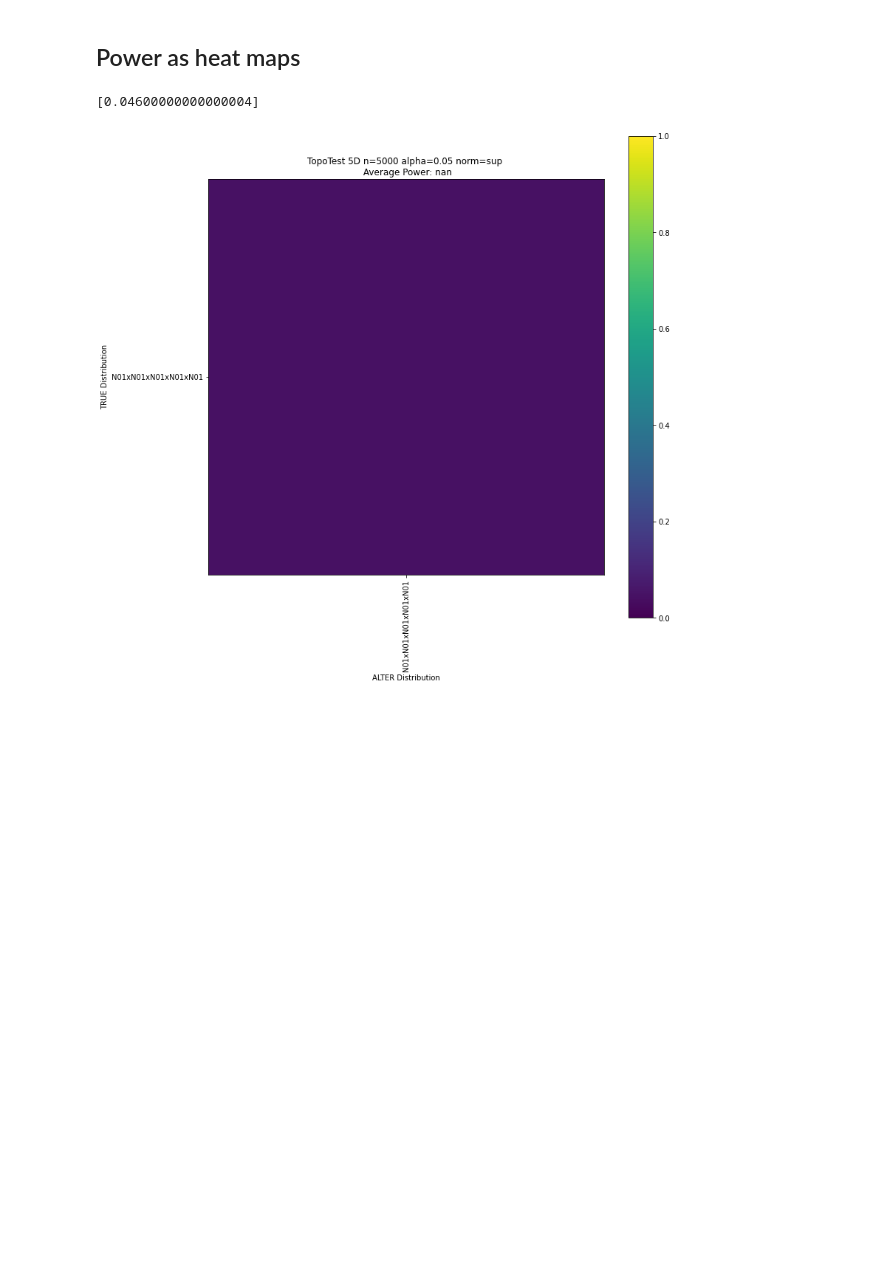
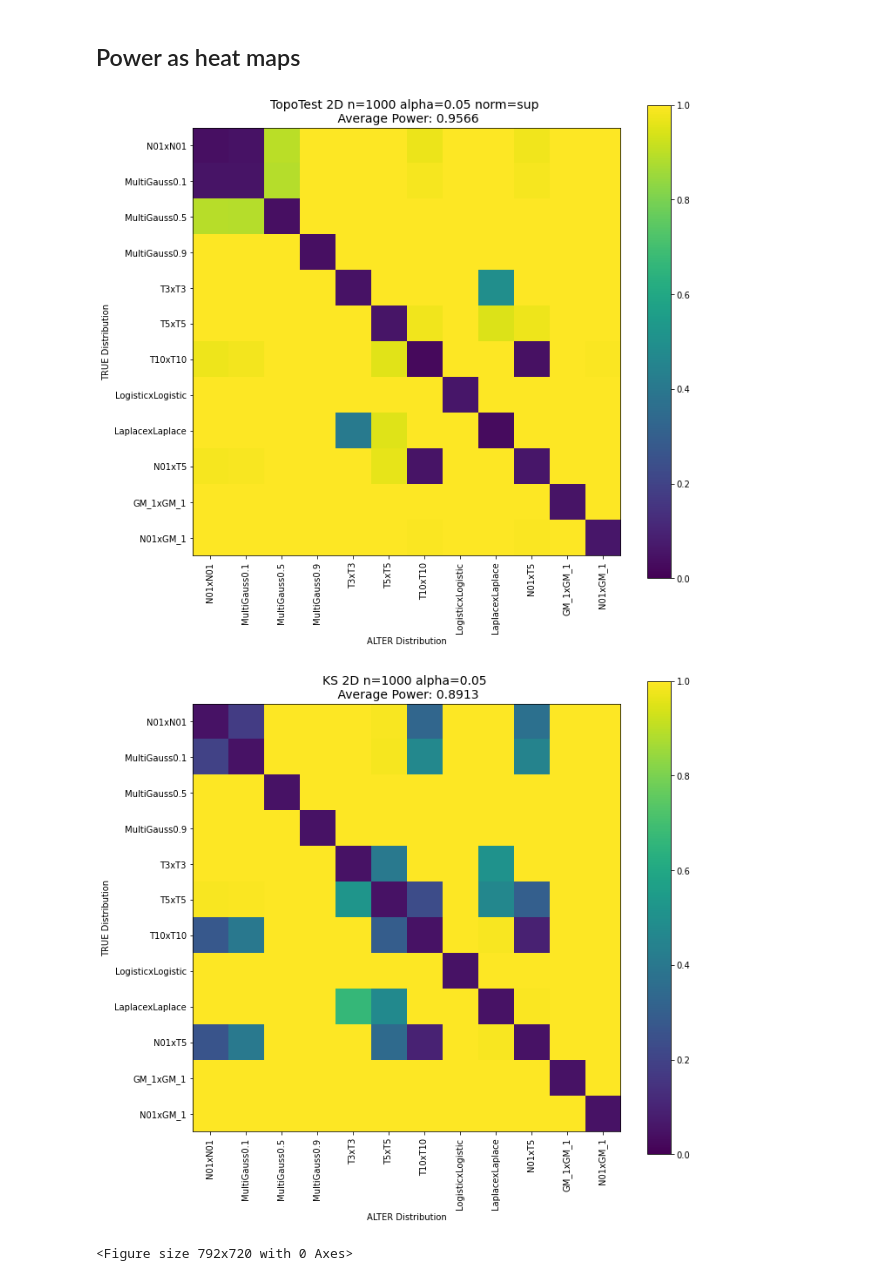
Before and after one commit to RafalTopolnicki/TopoTests, a Jupyter notebook: notebooks/MC_collect.ipynb, the cells around one changed output. Cells and saved outputs as stored; diff of their text form; code cells hidden in the pictures; blank space fills up the shorter version.

Commit message:
1sample plots

```diff
--- a/notebooks/MC_collect.ipynb
+++ b/notebooks/MC_collect.ipynb
@@ -80,10 +127,17 @@ def plot_power_matrix(df, test_label):
 # %%
-dim=5
-n=5000
+# make one plot to see how it works
+dim=2
+n=1000
 alpha=0.05
 norm='sup'
-df = pd.read_csv(f'../results/dim={dim}_n={n}_norm={norm}_method=approximate.csv')
-plot_power_matrix(df, test_label=f'TopoTest {dim}D n={n} alpha={alpha} norm={norm}')
+df_tt = pd.read_csv(f'../results/dim={dim}_n={n}_norm={norm}_method=approximate.csv')
+plot_power_matrix_tt(df_tt, label=f'TopoTest {dim}D n={n} alpha={alpha} norm={norm}', alpha=alpha,
+                    output_to_file=False)
+
+df_ks = pd.read_csv(f'../results/ks_dim={dim}_n={n}.csv')
+plot_power_matrix_ks(df_ks, label=f'KS {dim}D n={n} alpha={alpha}', alpha=alpha,
+                    output_to_file=False)
 # %% [output]
+[figure, new version]
+[figure, added]
-[0.04600000000000004]
+<Figure size 792x720 with 0 Axes>
-[figure, old version]
```
Also changed, not shown: parts of 2 cells of this notebook, 31 other files.
